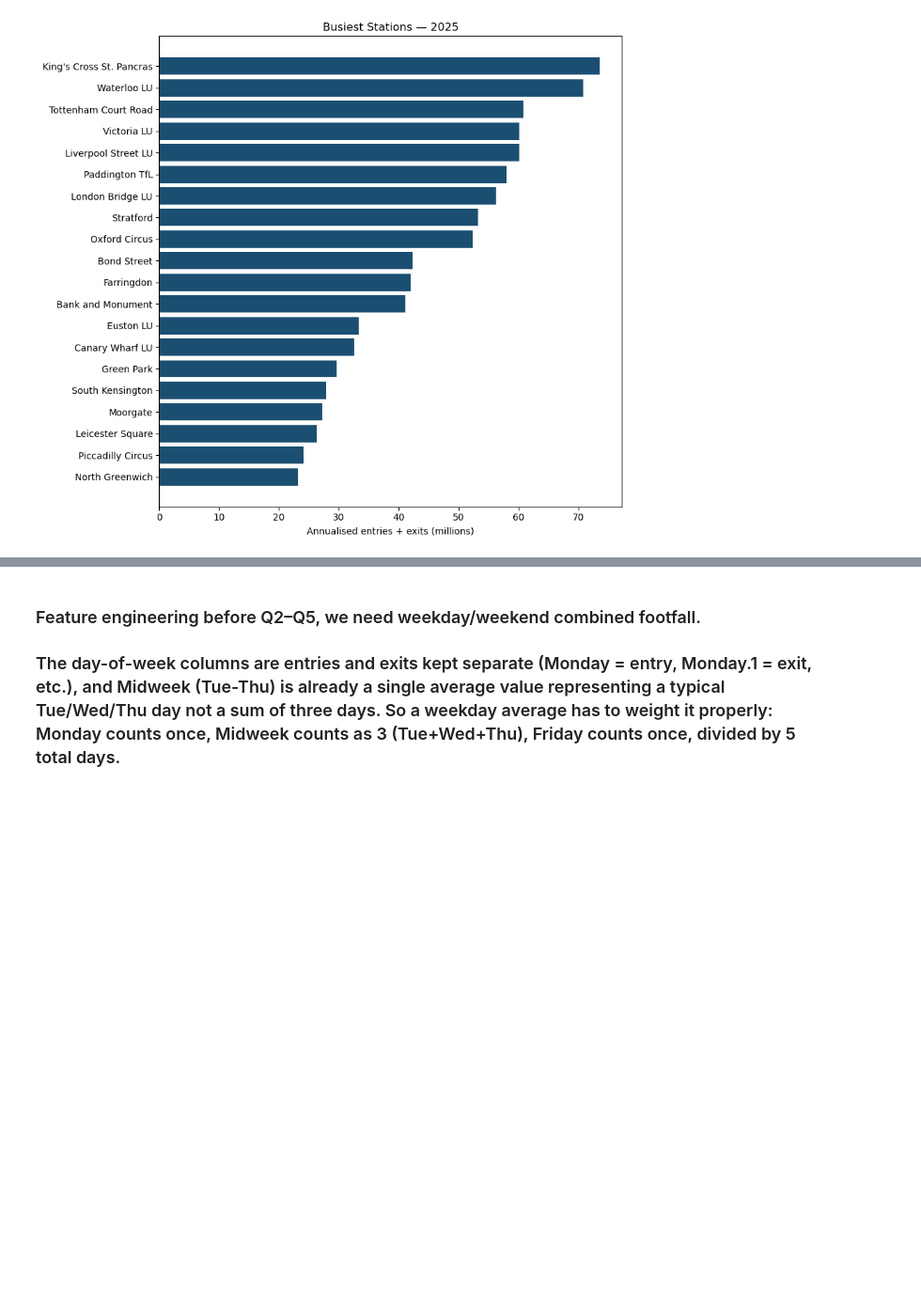
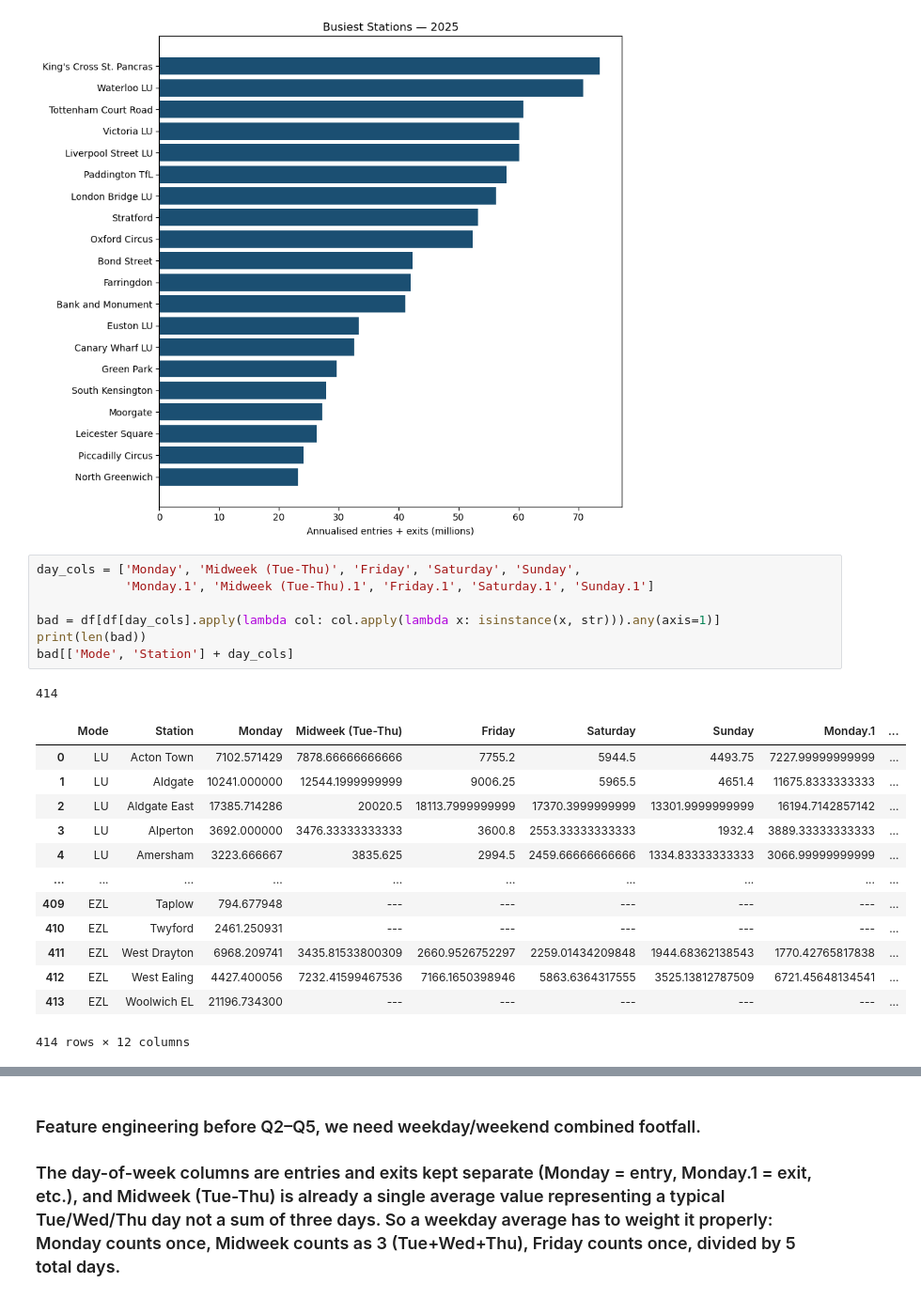
Before and after one commit to gurvinder604/london-underground-passenger-demand-2025, a Jupyter notebook: notebooks/02_eda_business_questions.ipynb, the cells around one changed output, grey strips where cells are left out. Shown at 94% size. Drawn from its saved outputs; the diff is of its cells as text; blank space fills up the shorter version.

```diff
--- a/notebooks/02_eda_business_questions.ipynb
+++ b/notebooks/02_eda_business_questions.ipynb
@@ -45,3 +45,25 @@ plt.savefig('../powerbi/top20_busiest_2025.png', dpi=150)
 plt.show()
 # %% [output]
 [figure]
+# %%
+day_cols = ['Monday', 'Midweek (Tue-Thu)', 'Friday', 'Saturday', 'Sunday',
+            'Monday.1', 'Midweek (Tue-Thu).1', 'Friday.1', 'Saturday.1', 'Sunday.1']
+
+bad = df[df[day_cols].apply(lambda col: col.apply(lambda x: isinstance(x, str))).any(axis=1)]
+print(len(bad))
+bad[['Mode', 'Station'] + day_cols]
+# %% [output]
+414
+|  | Mode | Station | Monday | Midweek (Tue-Thu) | Friday | Saturday | Sunday | Monday.1 | ... |
+| 0 | LU | Acton Town | 7102.571429 | 7878.66666666666 | 7755.2 | 5944.5 | 4493.75 | 7227.99999999999 | ... |
+| 1 | LU | Aldgate | 10241.000000 | 12544.1999999999 | 9006.25 | 5965.5 | 4651.4 | 11675.8333333333 | ... |
+| 2 | LU | Aldgate East | 17385.714286 | 20020.5 | 18113.7999999999 | 17370.3999999999 | 13301.9999999999 | 16194.7142857142 | ... |
+| 3 | LU | Alperton | 3692.000000 | 3476.33333333333 | 3600.8 | 2553.33333333333 | 1932.4 | 3889.33333333333 | ... |
+| 4 | LU | Amersham | 3223.666667 | 3835.625 | 2994.5 | 2459.66666666666 | 1334.83333333333 | 3066.99999999999 | ... |
+| ... | ... | ... | ... | ... | ... | ... | ... | ... | ... |
+| 409 | EZL | Taplow | 794.677948 | --- | --- | --- | --- | --- | ... |
+| 410 | EZL | Twyford | 2461.250931 | --- | --- | --- | --- | --- | ... |
+| 411 | EZL | West Drayton | 6968.209741 | 3435.81533800309 | 2660.9526752297 | 2259.01434209848 | 1944.68362138543 | 1770.42765817838 | ... |
+| 412 | EZL | West Ealing | 4427.400056 | 7232.41599467536 | 7166.1650398946 | 5863.6364317555 | 3525.13812787509 | 6721.45648134541 | ... |
+| 413 | EZL | Woolwich EL | 21196.734300 | --- | --- | --- | --- | --- | ... |
+414 rows × 12 columns
```
Also changed, not shown: parts of 2 cells of this notebook.
